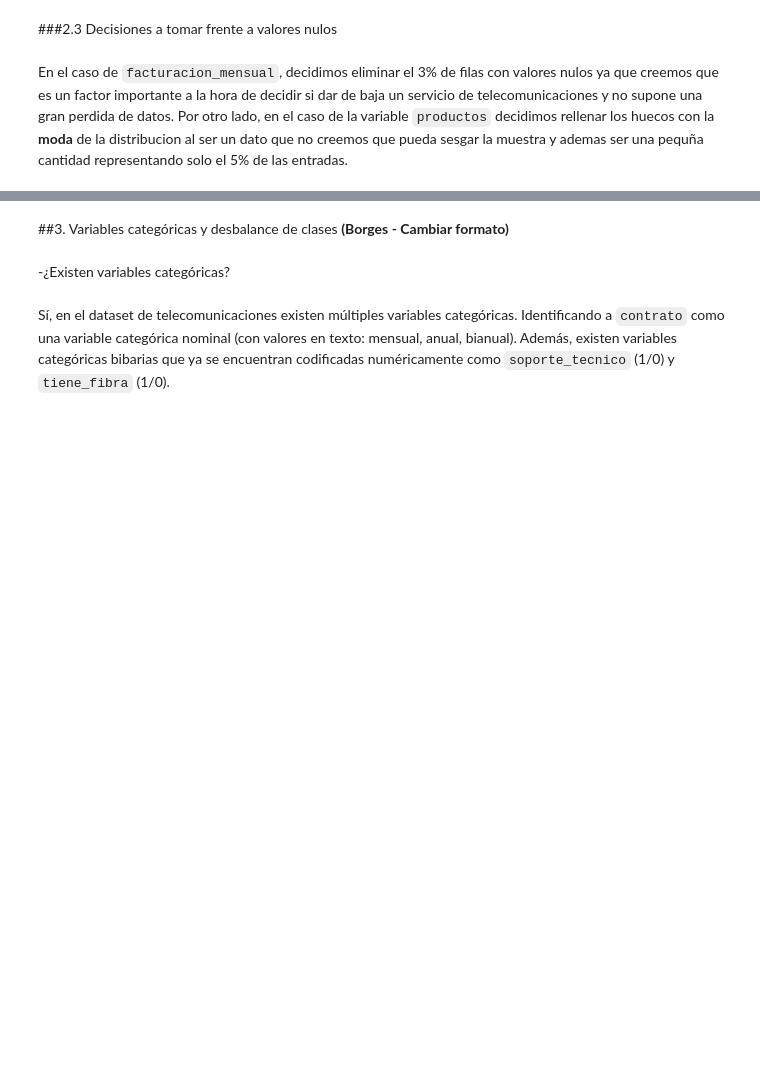
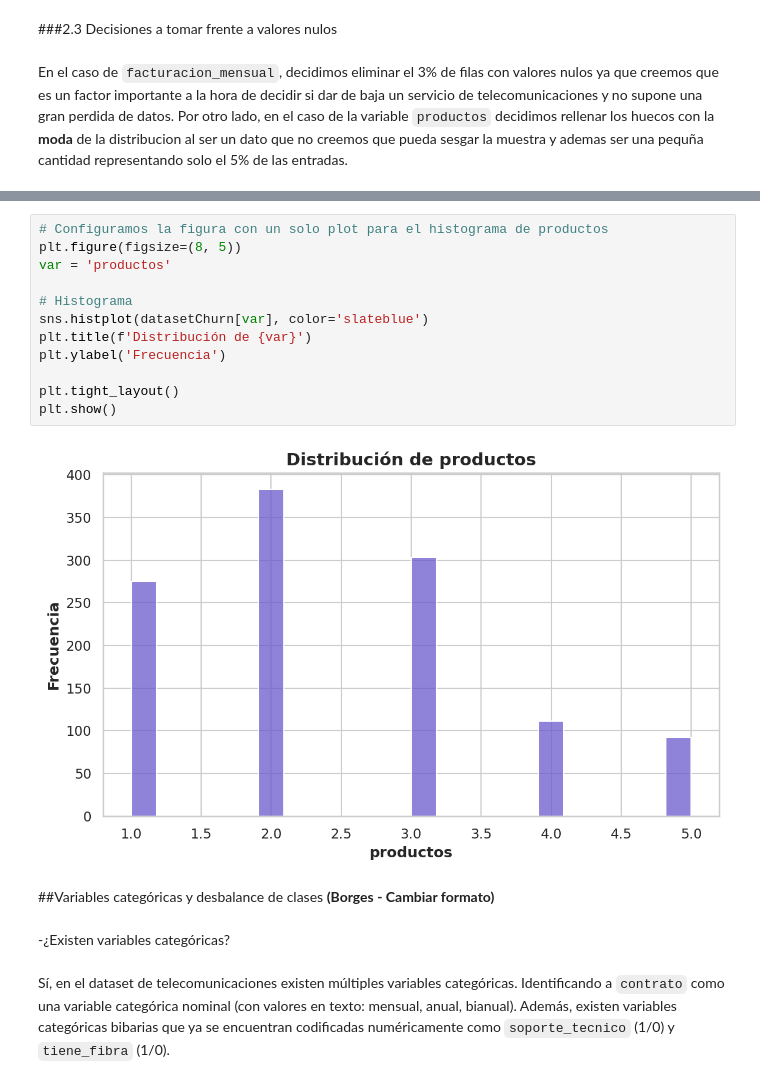
Before and after one commit to Santibareiro27/Inteligencia-Computacional, a Jupyter notebook: RA1_TP2/RA1_Trabajo_práctico_N°_2,_8.ipynb, the cells around one changed output, grey strips where cells are left out. Cells and saved outputs as stored; diff of their text form; blank space fills up the shorter version.

```diff
--- a/RA1_TP2/RA1_Trabajo_práctico_N°_2,_8.ipynb
+++ b/RA1_TP2/RA1_Trabajo_práctico_N°_2,_8.ipynb
@@ -794,5 +879,19 @@ plt.show()
+# %%
+# Configuramos la figura con un solo plot para el histograma de productos
+plt.figure(figsize=(8, 5))
+var = 'productos'
+
+# Histograma
+sns.histplot(datasetChurn[var], color='slateblue')
+plt.title(f'Distribución de {var}')
+plt.ylabel('Frecuencia')
+
+plt.tight_layout()
+plt.show()
+# %% [output]
+[figure, added]
 # %% [markdown]
-##3. Variables categóricas y desbalance de clases **(Borges - Cambiar formato)**
+##Variables categóricas y desbalance de clases **(Borges - Cambiar formato)**
 # %% [markdown]
 -¿Existen variables categóricas?
 # %% [markdown]
```
Also changed, not shown: parts of 16 cells of this notebook.
